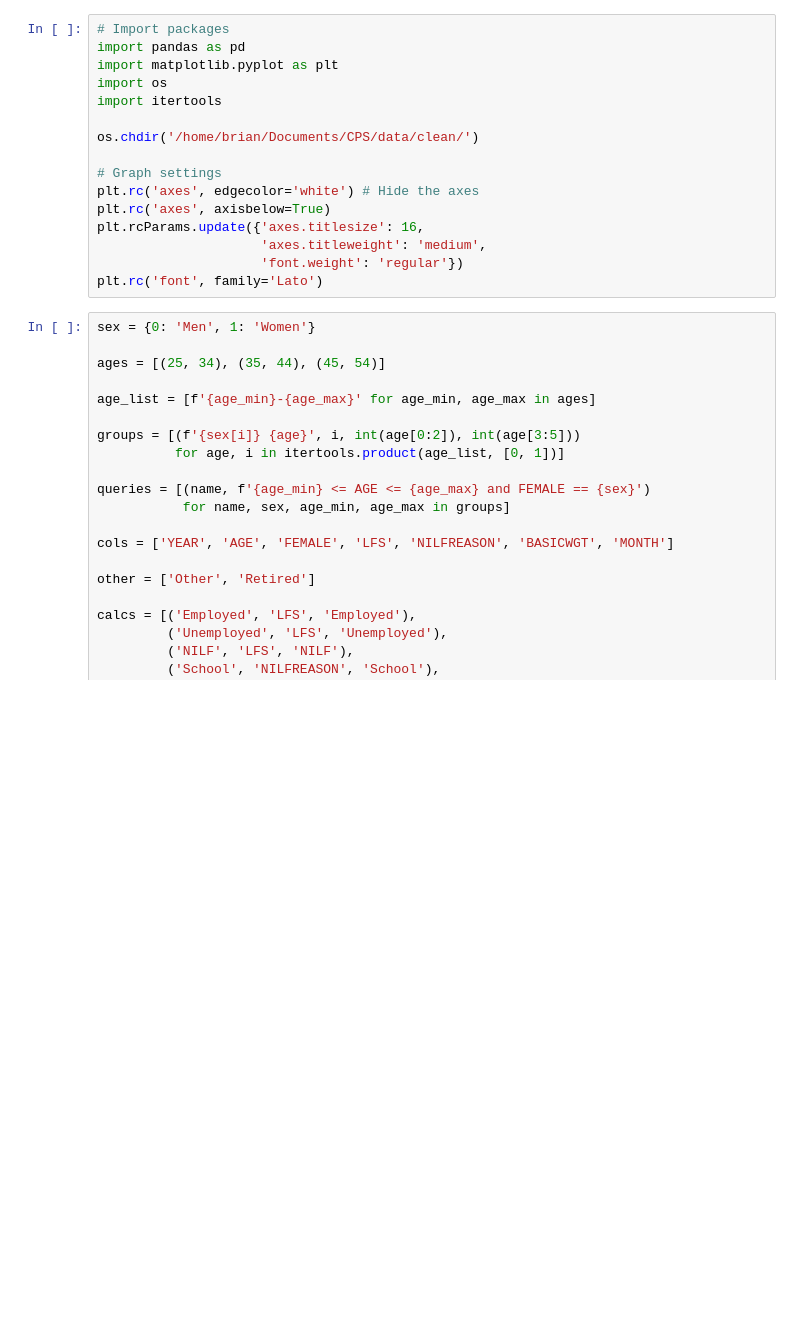
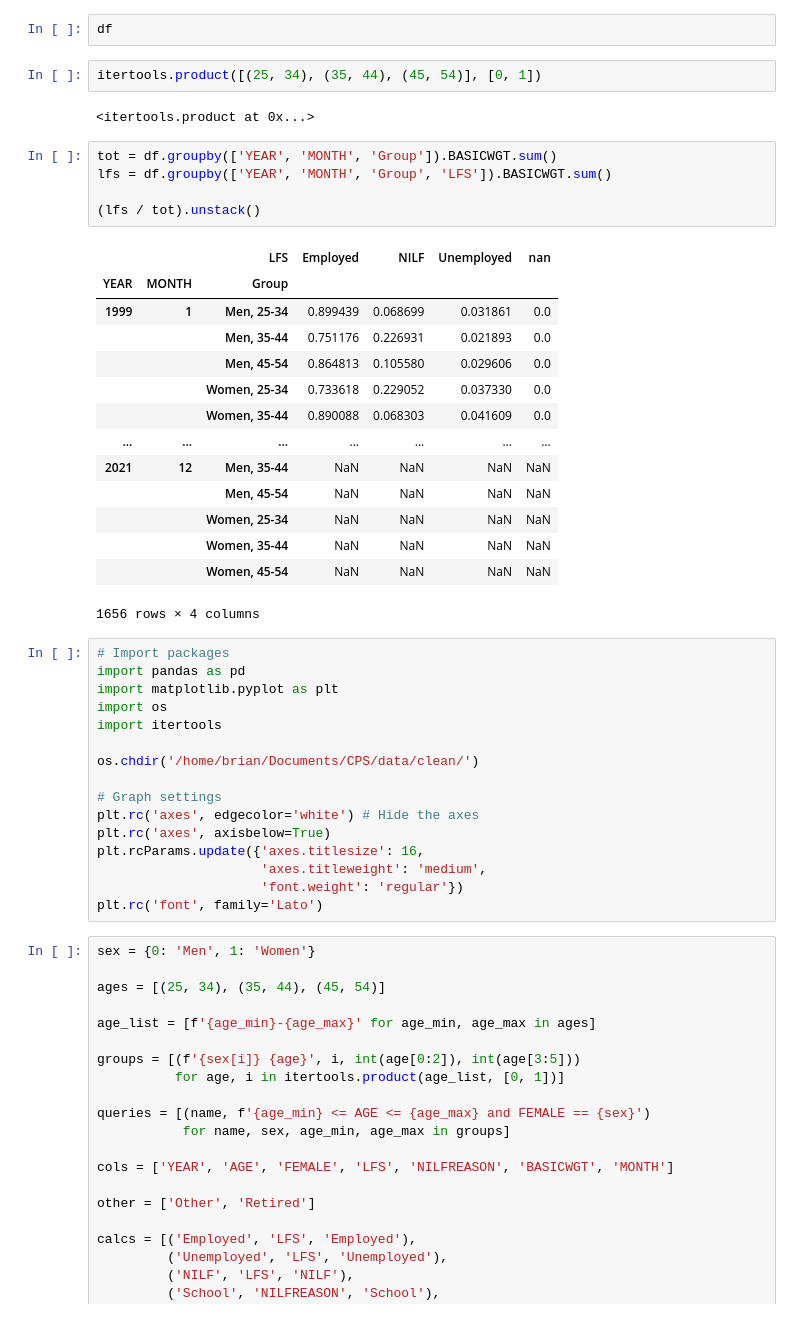
Before and after one commit to bdecon/blog_posts, a Jupyter notebook: LFPR_Men_Women/LFPR_Men_Women.ipynb, the cells around one changed output. Drawn from its saved outputs; the diff is of its cells as text; blank space fills up the shorter version.

```diff
--- a/LFPR_Men_Women/LFPR_Men_Women.ipynb
+++ b/LFPR_Men_Women/LFPR_Men_Women.ipynb
@@ -1,3 +86,29 @@
+# %%
+df
+# %%
+itertools.product([(25, 34), (35, 44), (45, 54)], [0, 1])
+# %% [output]
+<itertools.product at 0x...>
+# %%
+tot = df.groupby(['YEAR', 'MONTH', 'Group']).BASICWGT.sum()
+lfs = df.groupby(['YEAR', 'MONTH', 'Group', 'LFS']).BASICWGT.sum()
+
+(lfs / tot).unstack()
+# %% [output]
+|  |  | LFS | Employed | NILF | Unemployed | nan |
+| YEAR | MONTH | Group |  |  |  |  |
+| 1999 | 1 | Men, 25-34 | 0.899439 | 0.068699 | 0.031861 | 0.0 |
+|  |  | Men, 35-44 | 0.751176 | 0.226931 | 0.021893 | 0.0 |
+|  |  | Men, 45-54 | 0.864813 | 0.105580 | 0.029606 | 0.0 |
+|  |  | Women, 25-34 | 0.733618 | 0.229052 | 0.037330 | 0.0 |
+|  |  | Women, 35-44 | 0.890088 | 0.068303 | 0.041609 | 0.0 |
+| ... | ... | ... | ... | ... | ... | ... |
+| 2021 | 12 | Men, 35-44 | NaN | NaN | NaN | NaN |
+|  |  | Men, 45-54 | NaN | NaN | NaN | NaN |
+|  |  | Women, 25-34 | NaN | NaN | NaN | NaN |
+|  |  | Women, 35-44 | NaN | NaN | NaN | NaN |
+|  |  | Women, 45-54 | NaN | NaN | NaN | NaN |
+1656 rows × 4 columns
 # %%
 # Import packages
 import pandas as pd
```
Also changed, not shown: parts of 12 cells of this notebook, 23 other files.
